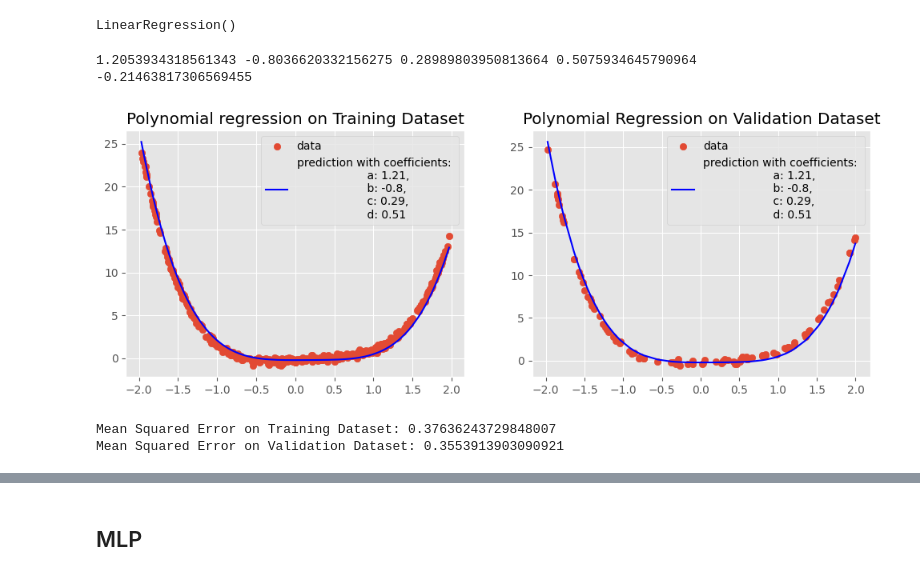
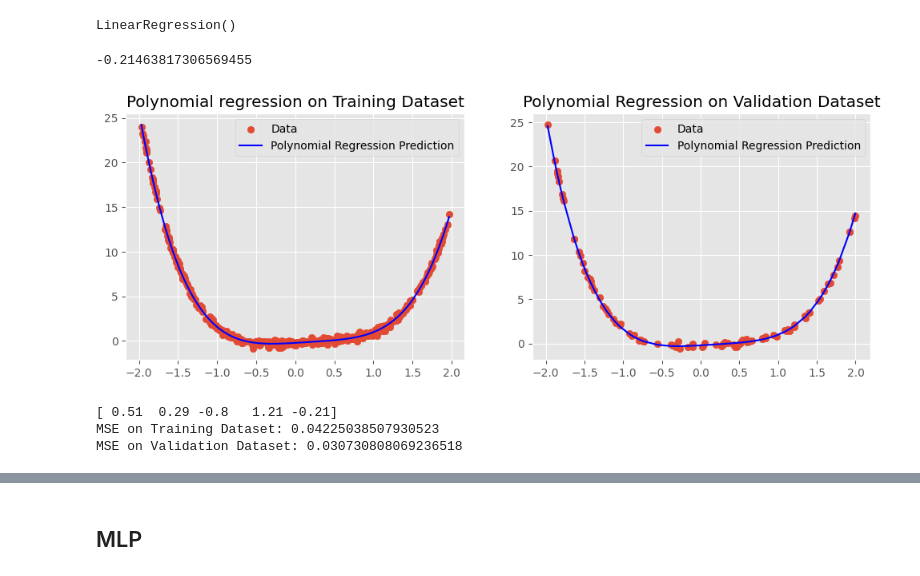
Before and after one commit to cm23ru-uol/MATH2603_individual_summative, a Jupyter notebook: main.ipynb, the cells around one changed output, grey strips where cells are left out. Cells and saved outputs as stored; diff of their text form; code cells hidden in the pictures.

```diff
--- a/main.ipynb
+++ b/main.ipynb
@@ -80,3 +80,5 @@ plt.show()
 #We are told the polynomial is of degree 4
 poly = PolynomialFeatures(degree=4, include_bias=False)
 poly_features = poly.fit_transform(x_train.reshape(-1, 1))
+# %%
+poly_features = poly.fit_transform(x_train.reshape(-1, 1))
@@ -96,59 +100,49 @@ y_predicted = poly_reg_model.predict(poly_features)
 # print(y_predicted[:10])
 # print(y[:10])
 # %%
-d, c, b, a = params.coef_
-print(a, b, c, d)
-intercept = params.intercept_
-print(params.intercept_)
+a_1, a_2, a_3, a_4 = params.coef_
+
+a_0 = params.intercept_
 # %% [output]
-1.2053934318561343 -0.8036620332156275 0.28989803950813664 0.5075934645790964
 -0.21463817306569455
 # %%
 fig, axs = plt.subplots(1, 2, figsize=(12, 4))
 
 #----------------------------------------------------------------------------------------------------------------------------
 #test_data_pred
-train_data_pred = [a*x_i**4 + b*x_i**3 + c*x_i**2 + intercept for x_i in x_train]
+train_data_pred = [a_0 + a_1*x + a_2*x**2 + a_3*x**3 + a_4*x**4 for x in x_train]
 
 # plt.scatter(x, y)
-a2, b2, c2, d2 = [round(i, 2) for i in [a, b, c, d]]
-data = axs[0].scatter(x_train, y_train, label='data')
-prediction = axs[0].plot(x_train, train_data_pred, c='blue', label=f'''prediction with coefficients:
-                    a: {a2},
-                    b: {b2},
-                    c: {c2},
-                    d: {d2}''')
+data = axs[0].scatter(x_train, y_train, label='Data')
+prediction = axs[0].plot(x_train, train_data_pred, c='blue', label='Polynomial Regression Prediction')
 axs[0].set_title('Polynomial regression on Training Dataset')
 axs[0].legend()
 
 #----------------------------------------------------------------------------------------------------------------------------
 #validation_data_pred
 
 
-validation_data_pred = [a*x_i**4 + b*x_i**3 + c*x_i**2 + intercept for x_i in x_val]
-axs[1].scatter(x_val, y_val, label='data')
-axs[1].plot(x_val,
-    validation_data_pred,
-    c='blue', label=f'''prediction with coefficients:
-                    a: {a2},
-                    b: {b2},
-                    c: {c2},
-                    d: {d2}''')
+validation_data_pred = [a_0 + a_1*x + a_2*x**2 + a_3*x**3 + a_4*x**4 for x in x_val]
+axs[1].scatter(x_val, y_val, label='Data')
+axs[1].plot(x_val, validation_data_pred, c='blue', label='Polynomial Regression Prediction')
 axs[1].legend()
 
 
 axs[1].set_title('Polynomial Regression on Validation Dataset')
 
 plt.show()
 
 from sklearn.metrics import mean_squared_error
 
 polynomial_mse_train = mean_squared_error(train_data_pred, y_train)
 polynomial_mse_val = mean_squared_error(validation_data_pred, y_val)
 
-print(f'Mean Squared Error on Training Dataset: {polynomial_mse_train}')
-print(f'Mean Squared Error on Validation Dataset: {polynomial_mse_val}')
+# print([round(coeff, 2) for coeff in poly_reg_model.coef_])
+print(np.round(np.append(poly_reg_model.coef_, poly_reg_model.intercept_), 2))
+print(f'MSE on Training Dataset: {polynomial_mse_train}')
+print(f'MSE on Validation Dataset: {polynomial_mse_val}')
 # %% [output]
-[figure, old version]
+[figure, new version]
-Mean Squared Error on Training Dataset: 0.37636243729848007
-Mean Squared Error on Validation Dataset: 0.3553913903090921
+[ 0.51  0.29 -0.8   1.21 -0.21]
+MSE on Training Dataset: 0.04225038507930523
+MSE on Validation Dataset: 0.030730808069236518
```
Also changed, not shown: parts of 12 cells of this notebook, 1 other file.
